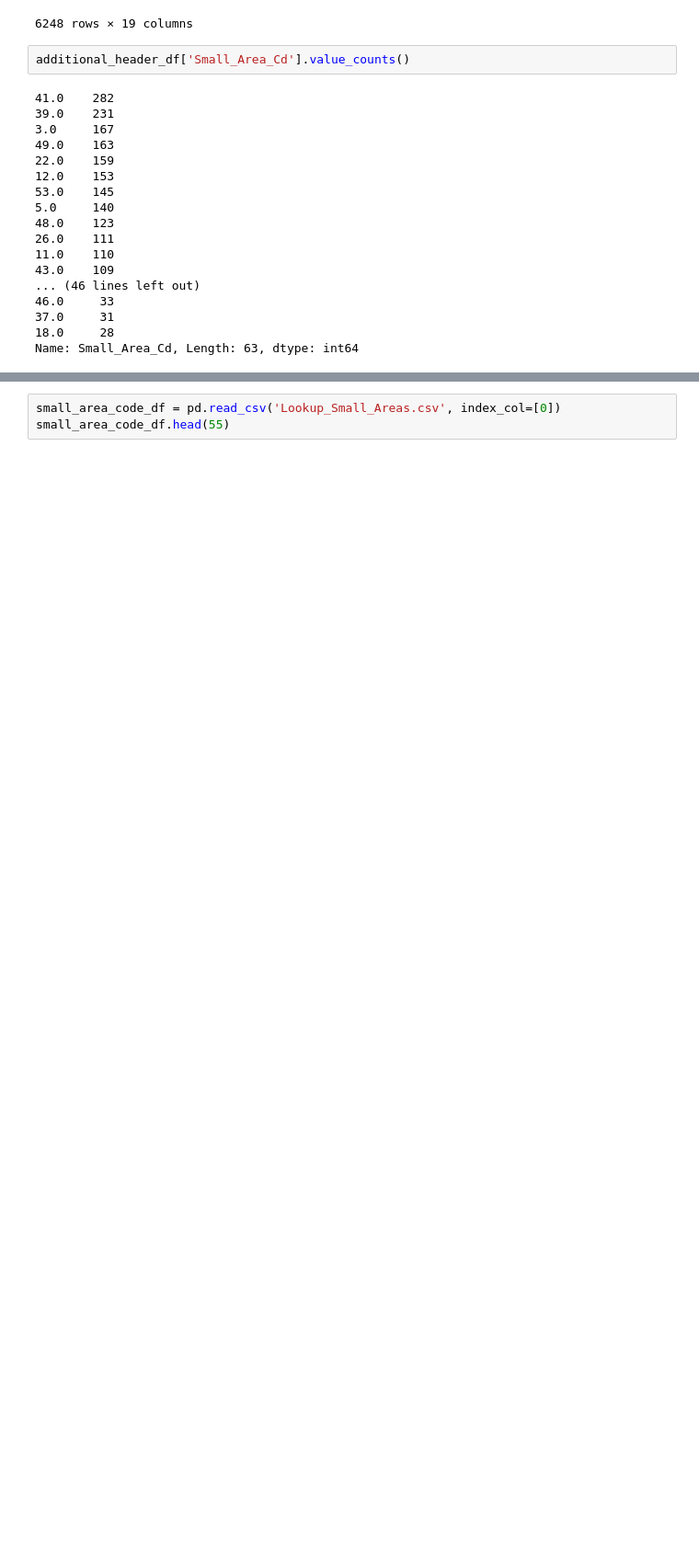
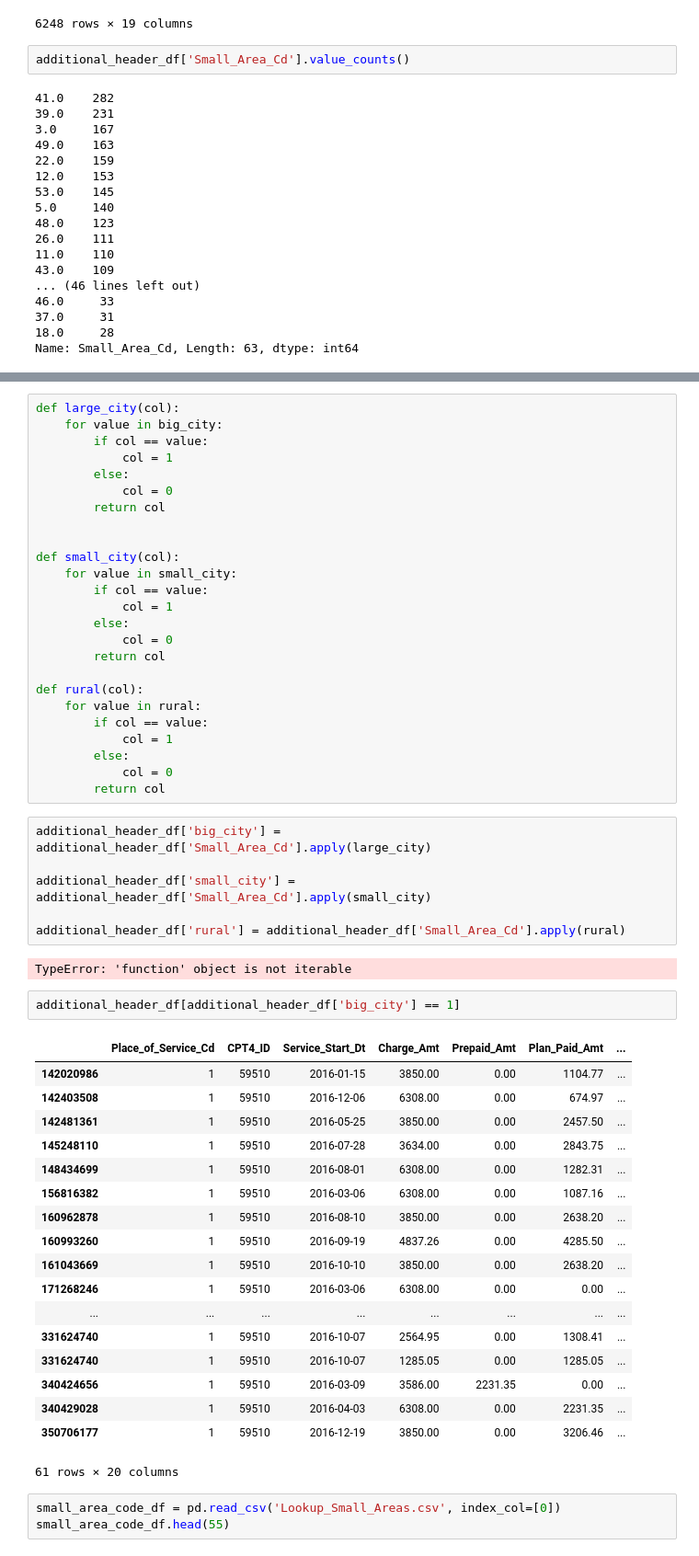
Before and after one commit to jlhewitt/Healthcare-Claim-Analysis, a Jupyter notebook: Save_For_Later/Second_Draft.ipynb, the cells around one changed output, grey strips where cells are left out. Shown at 92% size. Saved outputs shown, nothing was run; the diff lists cells and outputs as text; blank space fills up the shorter version.

Commit message:
new categorical functions

```diff
--- a/Save_For_Later/Second_Draft.ipynb
+++ b/Save_For_Later/Second_Draft.ipynb
@@ -480,3 +501,57 @@ additional_header_df
+# %%
+def large_city(col):
+    for value in big_city:
+        if col == value:
+            col = 1
+        else:
+            col = 0
+        return col
+
+
+def small_city(col):
+    for value in small_city:
+        if col == value:
+            col = 1
+        else:
+            col = 0
+        return col
+
+def rural(col):
+    for value in rural:
+        if col == value:
+            col = 1
+        else:
+            col = 0
+        return col
+# %%
+additional_header_df['big_city'] = additional_header_df['Small_Area_Cd'].apply(large_city)
+
+additional_header_df['small_city'] = additional_header_df['Small_Area_Cd'].apply(small_city)
+
+additional_header_df['rural'] = additional_header_df['Small_Area_Cd'].apply(rural)
+# %% [output]
+TypeError: 'function' object is not iterable
+# %%
+additional_header_df[additional_header_df['big_city'] == 1]
+# %% [output]
+|  | Place_of_Service_Cd | CPT4_ID | Service_Start_Dt | Charge_Amt | Prepaid_Amt | Plan_Paid_Amt | ... |
+| 142020986 | 1 | 59510 | 2016-01-15 | 3850.00 | 0.00 | 1104.77 | ... |
+| 142403508 | 1 | 59510 | 2016-12-06 | 6308.00 | 0.00 | 674.97 | ... |
+| 142481361 | 1 | 59510 | 2016-05-25 | 3850.00 | 0.00 | 2457.50 | ... |
+| 145248110 | 1 | 59510 | 2016-07-28 | 3634.00 | 0.00 | 2843.75 | ... |
+| 148434699 | 1 | 59510 | 2016-08-01 | 6308.00 | 0.00 | 1282.31 | ... |
+| 156816382 | 1 | 59510 | 2016-03-06 | 6308.00 | 0.00 | 1087.16 | ... |
+| 160962878 | 1 | 59510 | 2016-08-10 | 3850.00 | 0.00 | 2638.20 | ... |
+| 160993260 | 1 | 59510 | 2016-09-19 | 4837.26 | 0.00 | 4285.50 | ... |
+| 161043669 | 1 | 59510 | 2016-10-10 | 3850.00 | 0.00 | 2638.20 | ... |
+| 171268246 | 1 | 59510 | 2016-03-06 | 6308.00 | 0.00 | 0.00 | ... |
+| ... | ... | ... | ... | ... | ... | ... | ... |
+| 331624740 | 1 | 59510 | 2016-10-07 | 2564.95 | 0.00 | 1308.41 | ... |
+| 331624740 | 1 | 59510 | 2016-10-07 | 1285.05 | 0.00 | 1285.05 | ... |
+| 340424656 | 1 | 59510 | 2016-03-09 | 3586.00 | 2231.35 | 0.00 | ... |
+| 340429028 | 1 | 59510 | 2016-04-03 | 6308.00 | 0.00 | 2231.35 | ... |
+| 350706177 | 1 | 59510 | 2016-12-19 | 3850.00 | 0.00 | 3206.46 | ... |
+61 rows × 20 columns
 # %%
 small_area_code_df = pd.read_csv('Lookup_Small_Areas.csv', index_col=[0])
 small_area_code_df.head(55)
```
Also changed, not shown: parts of 1 cell of this notebook.
